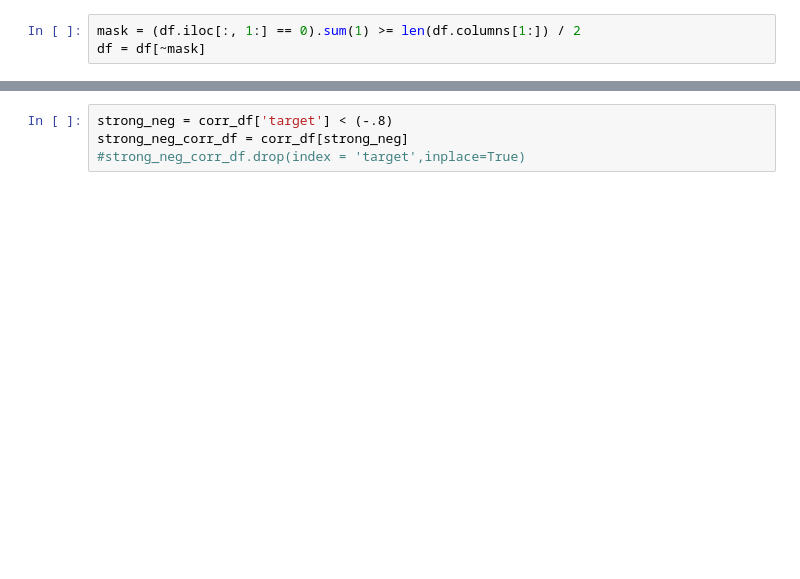
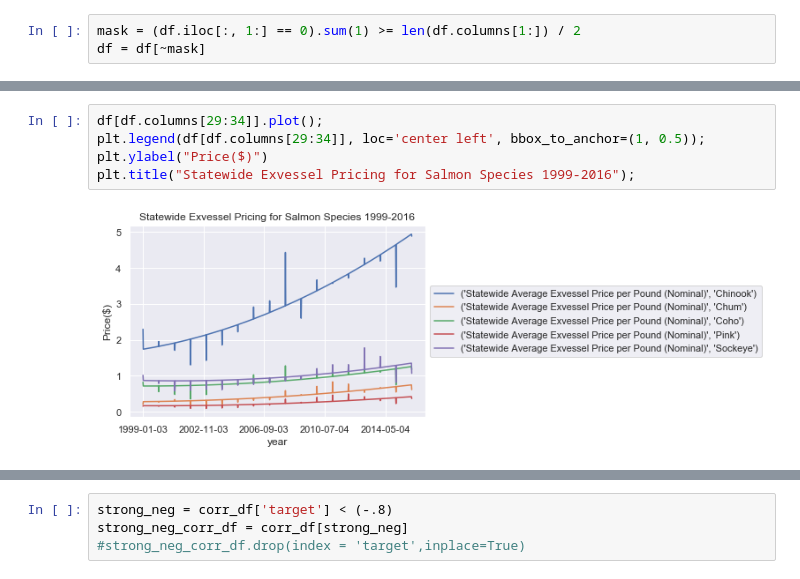
Before and after one commit to Agelf123/salmon_permit_project, a Jupyter notebook: EDA.ipynb, the cells around one changed output, grey strips where cells are left out. Drawn from its saved outputs; the diff is of its cells as text; blank space fills up the shorter version.

```diff
--- a/EDA.ipynb
+++ b/EDA.ipynb
@@ -45,0 +28,7 @@ plt.ylabel("Price($)")
+# %%
+df[df.columns[29:34]].plot();
+plt.legend(df[df.columns[29:34]], loc='center left', bbox_to_anchor=(1, 0.5));
+plt.ylabel("Price($)")
+plt.title("Statewide Exvessel Pricing for Salmon Species 1999-2016");
+# %% [output]
+[figure, added]
```
Also changed, not shown: parts of 62 cells of this notebook, 9 other files.
